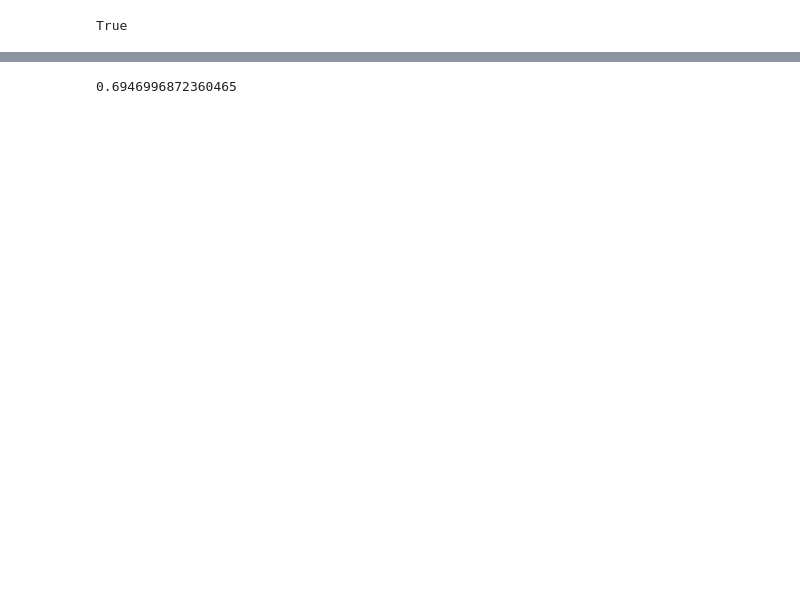
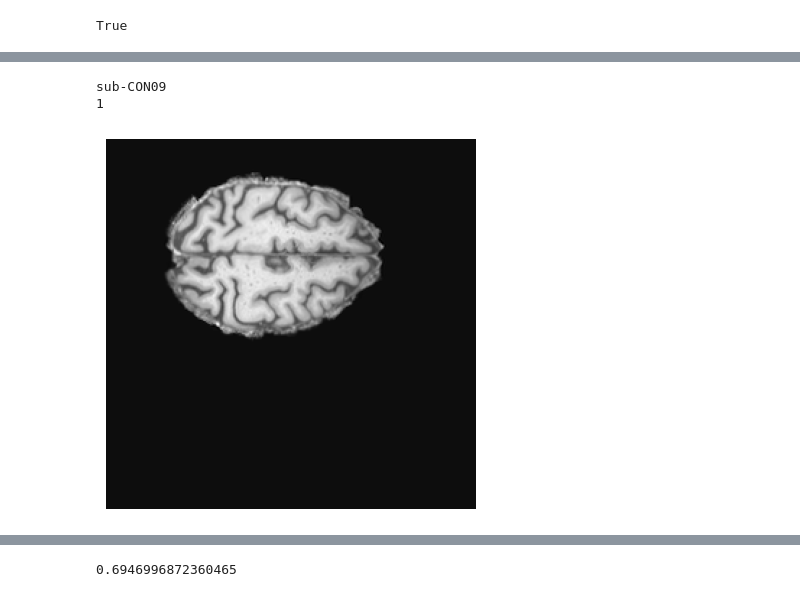
Before and after one commit to adiljahouh/Thesis-Change-Detection-in-MRI, a Jupyter notebook: notebooks/debug_pairs.ipynb, the cells around one changed output, grey strips where cells are left out. Drawn from its saved outputs; the diff is of its cells as text; code cells hidden in the pictures; blank space fills up the shorter version.

```diff
--- a/notebooks/debug_pairs.ipynb
+++ b/notebooks/debug_pairs.ipynb
@@ -310,0 +379,16 @@ Total number of images after balancing: 394
+# %%
+test = subject_images[0]
+print(test['pat_id'])
+print(test['label'])
+# print(test['pre'])
+# plt.imshow(test['pre'], cmap='gray')
+
+# Plot the mask in red color with low opacity
+# plt.imshow(test['pre'],cmap='gray')
+plt.imshow(test['post'], cmap='gray')
+plt.axis('off')
+plt.show()
+# %% [output]
+sub-CON09
+1
+[figure, added]
```
Also changed, not shown: parts of 8 cells of this notebook, 1 other file.
